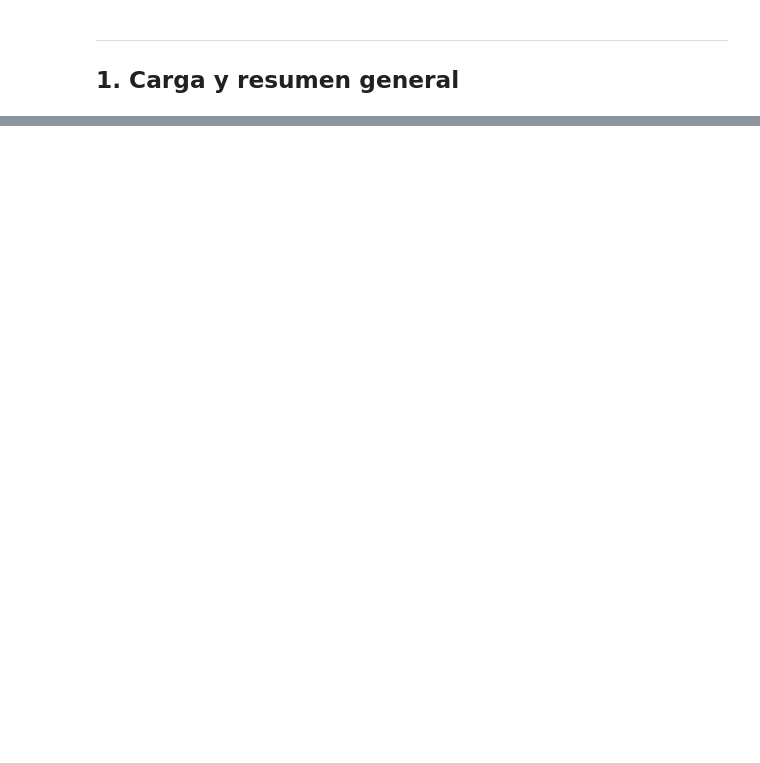
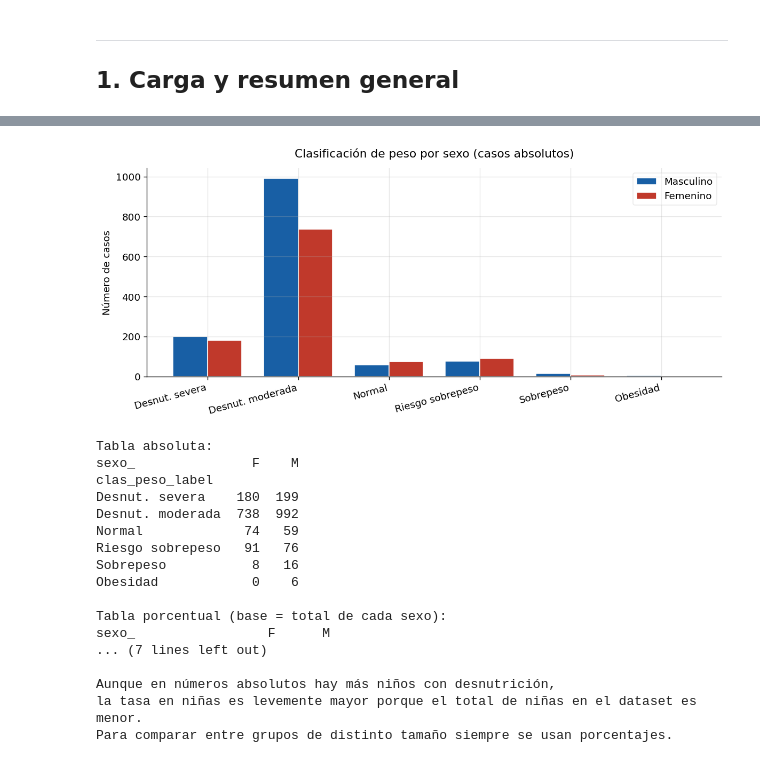
Before and after one commit to ynavier/Desnutricion-PG, a Jupyter notebook: notebooks/04_analisis_exploratorio.ipynb, the cells around one changed output, grey strips where cells are left out. Cells and saved outputs as stored; diff of their text form; code cells hidden in the pictures; blank space fills up the shorter version.

```diff
--- a/notebooks/04_analisis_exploratorio.ipynb
+++ b/notebooks/04_analisis_exploratorio.ipynb
@@ -692,0 +258,43 @@ plt.show()
+# %%
+tabla_sexo     = pd.crosstab(df['clas_peso_label'], df['sexo_']).reindex(ORDEN)
+tabla_sexo_pct = tabla_sexo.div(tabla_sexo.sum(axis=0), axis=1) * 100
+
+x, width = np.arange(len(ORDEN)), 0.38
+fig, ax = plt.subplots(figsize=(10, 4.5))
+ax.bar(x - width/2, tabla_sexo.get('M', 0), width, label='Masculino', color='#185fa5', edgecolor='white')
+ax.bar(x + width/2, tabla_sexo.get('F', 0), width, label='Femenino',  color='#c0392b', edgecolor='white')
+ax.set_title('Clasificación de peso por sexo (casos absolutos)', fontsize=13, pad=12)
+ax.set_xticks(x)
+ax.set_xticklabels(ORDEN, rotation=15, ha='right')
+ax.set_ylabel('Número de casos')
+ax.legend(framealpha=0.4)
+plt.tight_layout()
+plt.show()
+
+print('Tabla absoluta:')
+print(tabla_sexo.to_string())
+print('\nTabla porcentual (base = total de cada sexo):')
+print(tabla_sexo_pct.round(2).to_string())
+print()
+print('Aunque en números absolutos hay más niños con desnutrición,')
+print('la tasa en niñas es levemente mayor porque el total de niñas en el dataset es menor.')
+print('Para comparar entre grupos de distinto tamaño siempre se usan porcentajes.')
+# %% [output]
+[figure, added]
+Tabla absoluta:
+sexo_               F    M
+clas_peso_label
+Desnut. severa    180  199
+Desnut. moderada  738  992
+Normal             74   59
+Riesgo sobrepeso   91   76
+Sobrepeso           8   16
+Obesidad            0    6
+
+Tabla porcentual (base = total de cada sexo):
+sexo_                 F      M
+... (7 lines left out)
+
+Aunque en números absolutos hay más niños con desnutrición,
+la tasa en niñas es levemente mayor porque el total de niñas en el dataset es menor.
+Para comparar entre grupos de distinto tamaño siempre se usan porcentajes.
```
Also changed, not shown: parts of 66 cells of this notebook, 2 other files.
